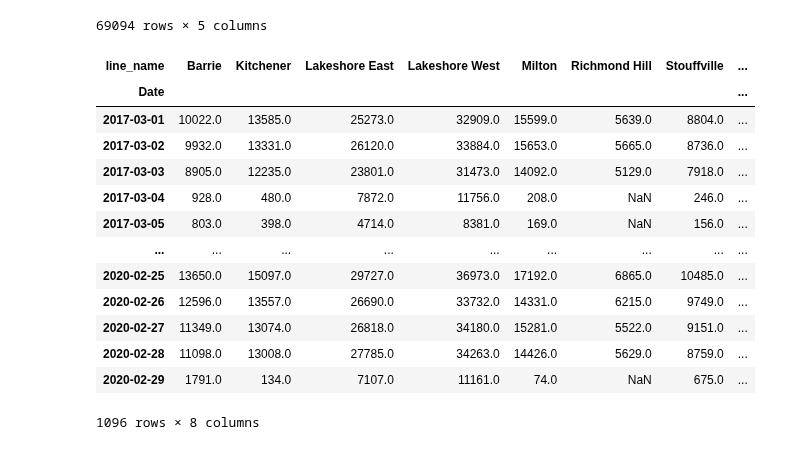
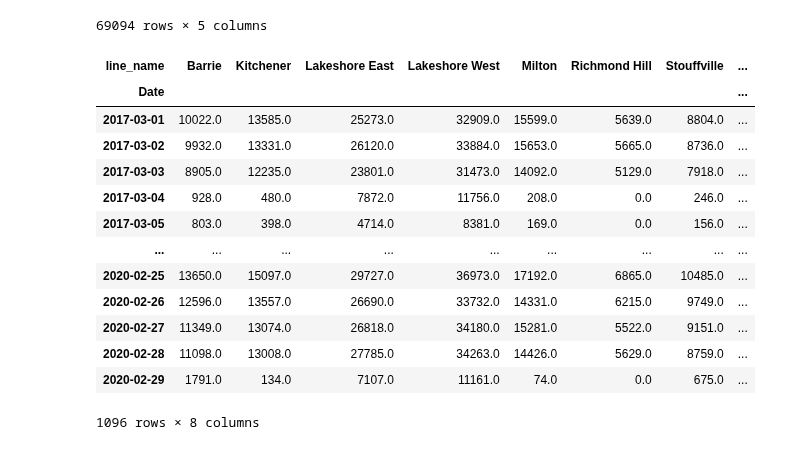
Before and after one commit to VernonNaidoo-Toronto/SCS3250-Group-2-Final-Project, a Jupyter notebook: JJ_Final_Dataset.ipynb, the cells around one changed output. Saved outputs shown, nothing was run; the diff lists cells and outputs as text; code cells hidden in the pictures.

```diff
--- a/JJ_Final_Dataset.ipynb
+++ b/JJ_Final_Dataset.ipynb
@@ -80,22 +80,23 @@ go_data
 # %%
 go_pivot = go_data.groupby(['line_name','Date'])['daily_total'].sum().to_frame()
 go_pivot.reset_index(inplace=True)
 go_pivot = go_pivot.pivot(index='Date', columns='line_name', values='daily_total')
+go_pivot.fillna(value=0, inplace=True)
 go_pivot
 # %% [output]
 | line_name | Barrie | Kitchener | Lakeshore East | Lakeshore West | Milton | Richmond Hill | Stouffville | ... |
 | Date |  |  |  |  |  |  |  | ... |
 | 2017-03-01 | 10022.0 | 13585.0 | 25273.0 | 32909.0 | 15599.0 | 5639.0 | 8804.0 | ... |
 | 2017-03-02 | 9932.0 | 13331.0 | 26120.0 | 33884.0 | 15653.0 | 5665.0 | 8736.0 | ... |
 | 2017-03-03 | 8905.0 | 12235.0 | 23801.0 | 31473.0 | 14092.0 | 5129.0 | 7918.0 | ... |
-| 2017-03-04 | 928.0 | 480.0 | 7872.0 | 11756.0 | 208.0 | NaN | 246.0 | ... |
-| 2017-03-05 | 803.0 | 398.0 | 4714.0 | 8381.0 | 169.0 | NaN | 156.0 | ... |
+| 2017-03-04 | 928.0 | 480.0 | 7872.0 | 11756.0 | 208.0 | 0.0 | 246.0 | ... |
+| 2017-03-05 | 803.0 | 398.0 | 4714.0 | 8381.0 | 169.0 | 0.0 | 156.0 | ... |
 | ... | ... | ... | ... | ... | ... | ... | ... | ... |
 | 2020-02-25 | 13650.0 | 15097.0 | 29727.0 | 36973.0 | 17192.0 | 6865.0 | 10485.0 | ... |
 | 2020-02-26 | 12596.0 | 13557.0 | 26690.0 | 33732.0 | 14331.0 | 6215.0 | 9749.0 | ... |
 | 2020-02-27 | 11349.0 | 13074.0 | 26818.0 | 34180.0 | 15281.0 | 5522.0 | 9151.0 | ... |
 | 2020-02-28 | 11098.0 | 13008.0 | 27785.0 | 34263.0 | 14426.0 | 5629.0 | 8759.0 | ... |
-| 2020-02-29 | 1791.0 | 134.0 | 7107.0 | 11161.0 | 74.0 | NaN | 675.0 | ... |
+| 2020-02-29 | 1791.0 | 134.0 | 7107.0 | 11161.0 | 74.0 | 0.0 | 675.0 | ... |
 1096 rows × 8 columns
 # %%
 dataset = pd.merge(go_pivot, weather_data, how='left', left_on="Date", right_on="Date/Time")
```
